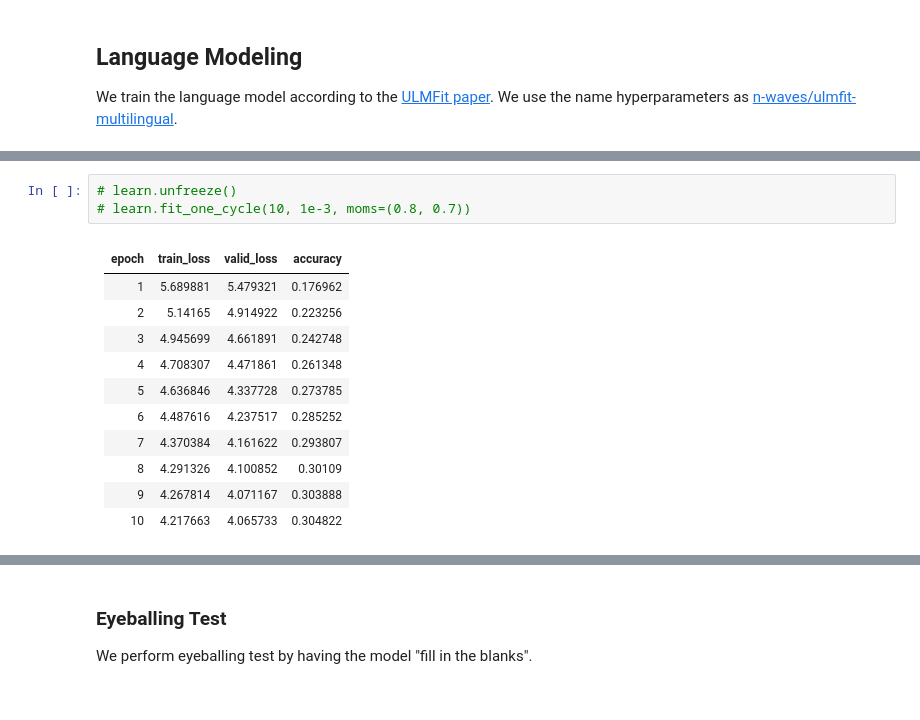
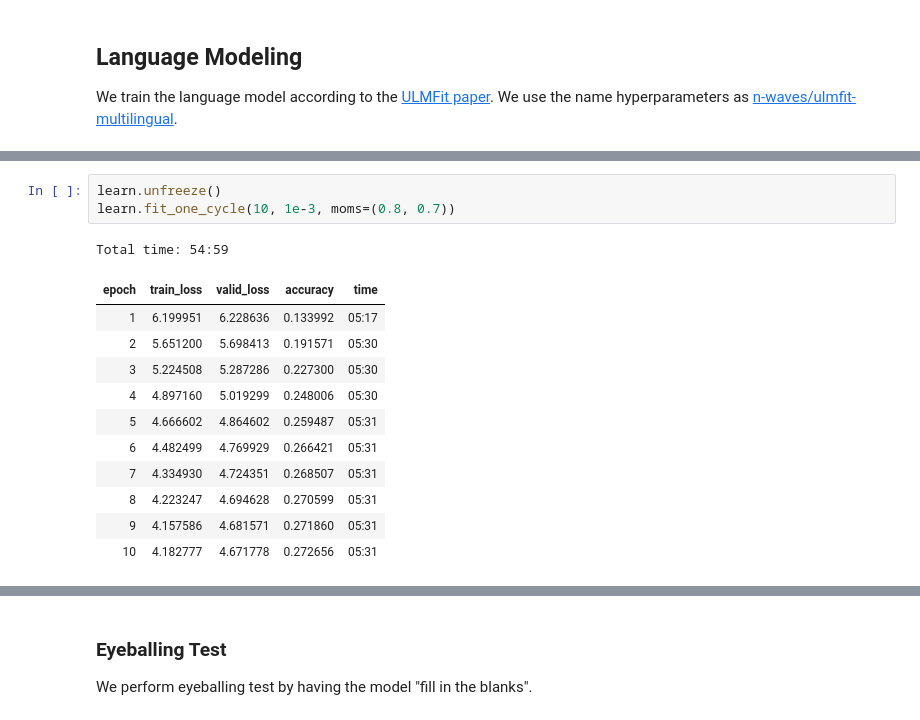
Before and after one commit to NirantK/hindi2vec, a Jupyter notebook: hiwiki_lm.ipynb, the cells around one changed output, grey strips where cells are left out. Saved outputs shown, nothing was run; the diff lists cells and outputs as text.

```diff
--- a/hiwiki_lm.ipynb
+++ b/hiwiki_lm.ipynb
@@ -316,16 +496,16 @@ Min numerical gradient: 2.09E-03
 # %%
-# learn.unfreeze()
-# learn.fit_one_cycle(10, 1e-3, moms=(0.8, 0.7))
+learn.unfreeze()
+learn.fit_one_cycle(10, 1e-3, moms=(0.8, 0.7))
+# %% [output]
+Total time: 54:59
+| epoch | train_loss | valid_loss | accuracy | time |
+| 1 | 6.199951 | 6.228636 | 0.133992 | 05:17 |
+| 2 | 5.651200 | 5.698413 | 0.191571 | 05:30 |
+| 3 | 5.224508 | 5.287286 | 0.227300 | 05:30 |
+| 4 | 4.897160 | 5.019299 | 0.248006 | 05:30 |
+| 5 | 4.666602 | 4.864602 | 0.259487 | 05:31 |
+| 6 | 4.482499 | 4.769929 | 0.266421 | 05:31 |
+| 7 | 4.334930 | 4.724351 | 0.268507 | 05:31 |
+| 8 | 4.223247 | 4.694628 | 0.270599 | 05:31 |
+| 9 | 4.157586 | 4.681571 | 0.271860 | 05:31 |
+| 10 | 4.182777 | 4.671778 | 0.272656 | 05:31 |
-# %% [markdown]
-| epoch | train_loss | valid_loss | accuracy |
-|-------|------------|------------|----------|
-| 1     | 5.689881   | 5.479321   | 0.176962 |
-| 2     | 5.14165    | 4.914922   | 0.223256 |
-| 3     | 4.945699   | 4.661891   | 0.242748 |
-| 4     | 4.708307   | 4.471861   | 0.261348 |
-| 5     | 4.636846   | 4.337728   | 0.273785 |
-| 6     | 4.487616   | 4.237517   | 0.285252 |
-| 7     | 4.370384   | 4.161622   | 0.293807 |
-| 8     | 4.291326   | 4.100852   | 0.30109  |
-| 9     | 4.267814   | 4.071167   | 0.303888 |
-| 10    | 4.217663   | 4.065733   | 0.304822 |
```
Also changed, not shown: parts of 77 cells of this notebook, 1 other file.
